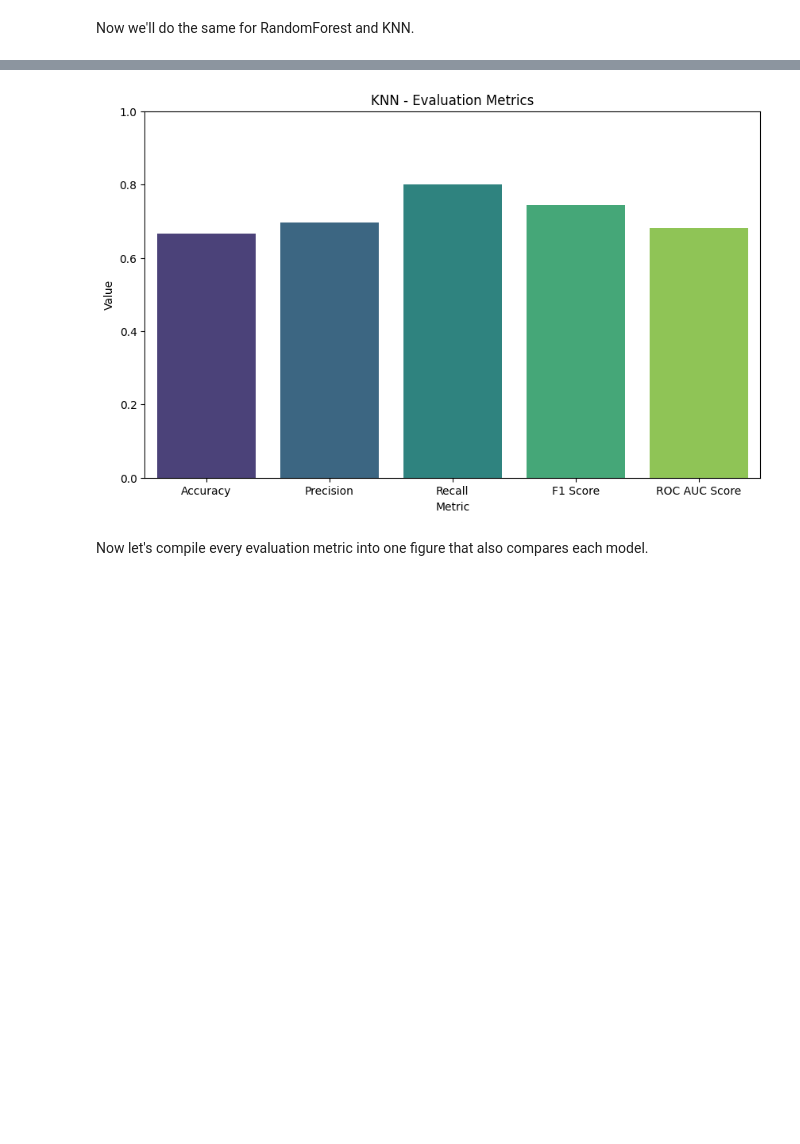
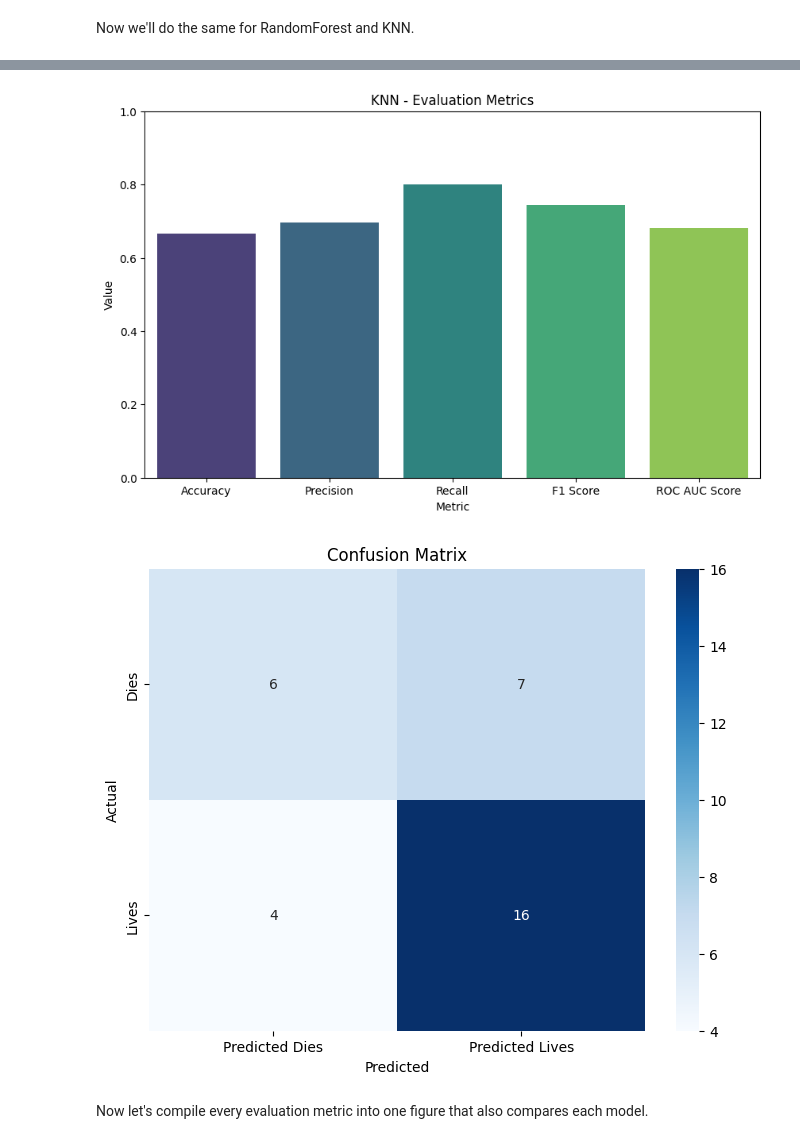
Before and after one commit to gabyru12/Data_science_project, a Jupyter notebook: assignment_notebook.ipynb, the cells around one changed output, grey strips where cells are left out. Cells and saved outputs as stored; diff of their text form; code cells hidden in the pictures; blank space fills up the shorter version.

```diff
--- a/assignment_notebook.ipynb
+++ b/assignment_notebook.ipynb
@@ -1160,6 +1185,7 @@ precision = precision_score(y_test, y_pred_best, pos_label=1)
 recall = recall_score(y_test, y_pred_best, pos_label=1)
 f1 = f1_score(y_test, y_pred_best, pos_label=1)
 roc_auc = roc_auc_score(y_test.apply(lambda x: 1 if x == 1 else 0), y_pred_prob)
+conf_matrix = confusion_matrix(y_test, y_pred_best)
 
 print(f'Accuracy: {accuracy:.2f}')
 print(f'Precision: {precision:.2f}')
@@ -1223,6 +1249,16 @@ plt.ylim(0, 1)
 plt.title('KNN - Evaluation Metrics')
 plt.ylabel('Value')
 plt.show()
+
+# Plot confusion matrix using seaborn
+conf_matrix_df = pd.DataFrame(conf_matrix, index=['Dies', 'Lives'], columns=['Predicted Dies', 'Predicted Lives'])
+
+plt.figure(figsize=(8, 6))
+sb.heatmap(conf_matrix_df, annot=True, fmt='d', cmap='Blues')
+plt.title('Confusion Matrix')
+plt.ylabel('Actual')
+plt.xlabel('Predicted')
+plt.show()
 # %% [output]
 Accuracy: 0.67
 Precision: 0.70
@@ -1235,11 +1271,12 @@ Confusion Matrix:
 Best parameters: {'classifier__n_neighbors': 9, 'classifier__p': 1, 'classifier__weights': 'distance'}
 Best cross-validated ROC AUC: 0.80
 Training set accuracy: 1.00
 Cross-validated ROC AUC: 0.77
 Mean training set ROC AUC (cross-validated): 1.00
 Mean test set ROC AUC (cross-validated): 0.77
 [figure]
 [figure]
+[figure, added]
 # %% [markdown]
 Now let's compile every evaluation metric into one figure that also compares each model.
 # %%
```
Also changed, not shown: parts of 15 cells of this notebook.
